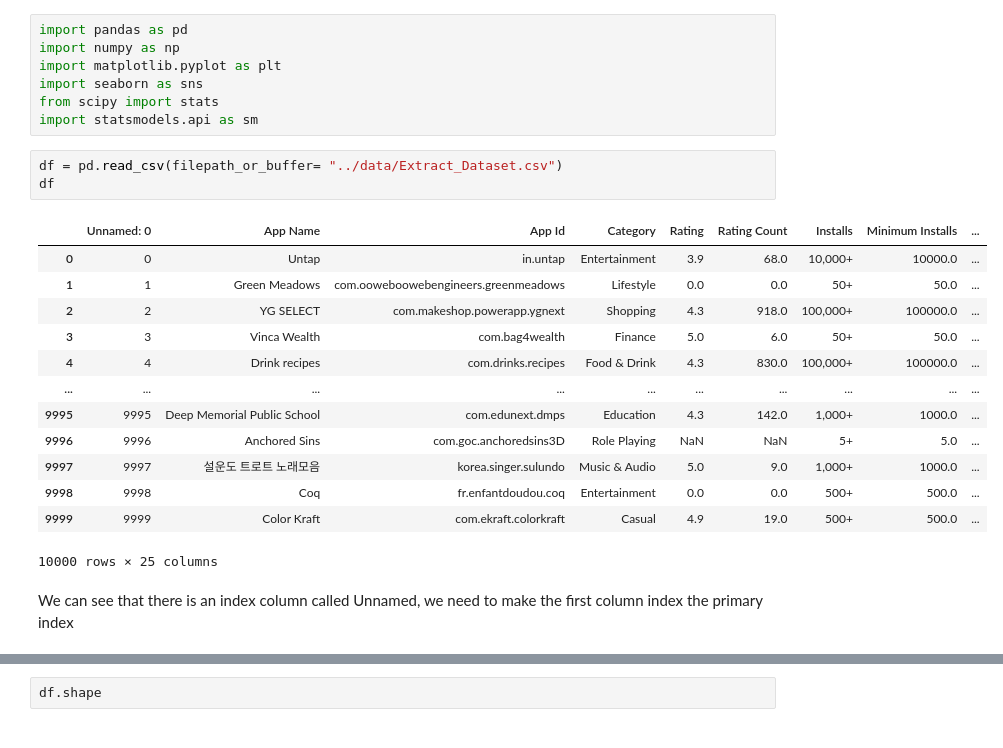
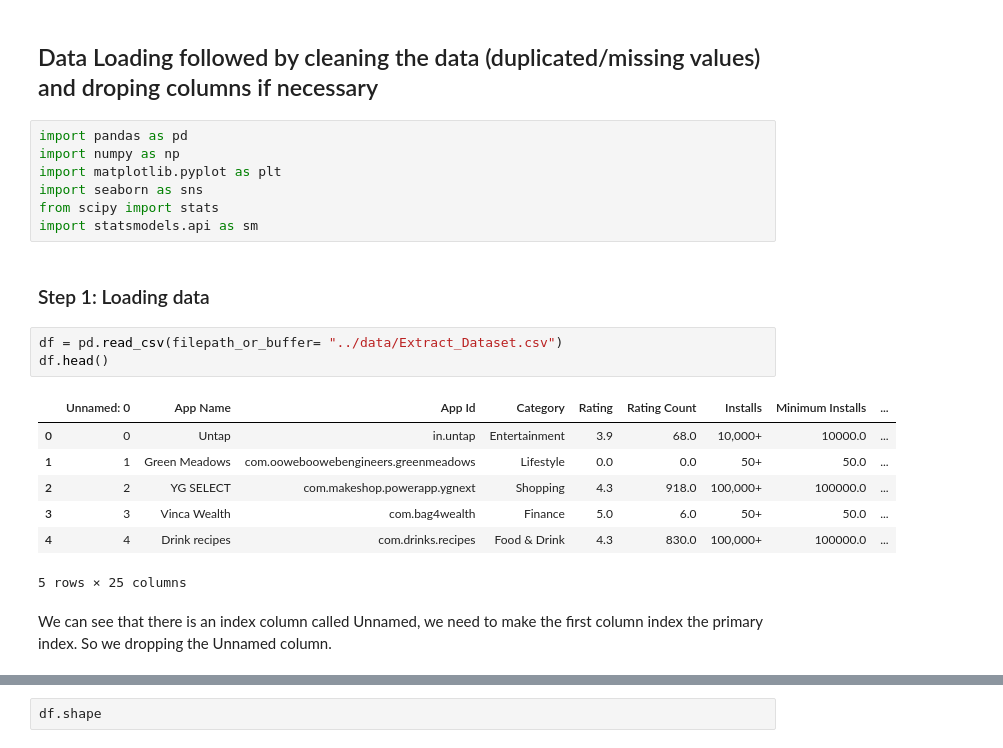
Before and after one commit to LouLan99/User-Rating-Prediction-Model, a Jupyter notebook: notebooks/01-data-loading-cleaning copy 3.ipynb, the cells around one changed output, grey strips where cells are left out. Drawn from its saved outputs; the diff is of its cells as text.

Commit message:
Re did the loading and cleaning part and added some comments

```diff
--- a/notebooks/01-data-loading-cleaning copy 3.ipynb
+++ b/notebooks/01-data-loading-cleaning copy 3.ipynb
@@ -1,3 +1,5 @@
+# %% [markdown]
+## Data Loading followed by cleaning the data (duplicated/missing values) and droping columns if necessary
 # %%
 import pandas as pd
 import numpy as np
@@ -5,24 +7,20 @@ import matplotlib.pyplot as plt
 import seaborn as sns
 from scipy import stats
 import statsmodels.api as sm
+# %% [markdown]
+### Step 1: Loading data
 # %%
 df = pd.read_csv(filepath_or_buffer= "../data/Extract_Dataset.csv")
-df
+df.head()
 # %% [output]
 |  | Unnamed: 0 | App Name | App Id | Category | Rating | Rating Count | Installs | Minimum Installs | ... |
 | 0 | 0 | Untap | in.untap | Entertainment | 3.9 | 68.0 | 10,000+ | 10000.0 | ... |
 | 1 | 1 | Green Meadows | com.ooweboowebengineers.greenmeadows | Lifestyle | 0.0 | 0.0 | 50+ | 50.0 | ... |
 | 2 | 2 | YG SELECT | com.makeshop.powerapp.ygnext | Shopping | 4.3 | 918.0 | 100,000+ | 100000.0 | ... |
 | 3 | 3 | Vinca Wealth | com.bag4wealth | Finance | 5.0 | 6.0 | 50+ | 50.0 | ... |
 | 4 | 4 | Drink recipes | com.drinks.recipes | Food & Drink | 4.3 | 830.0 | 100,000+ | 100000.0 | ... |
-| ... | ... | ... | ... | ... | ... | ... | ... | ... | ... |
-| 9995 | 9995 | Deep Memorial Public School | com.edunext.dmps | Education | 4.3 | 142.0 | 1,000+ | 1000.0 | ... |
-| 9996 | 9996 | Anchored Sins | com.goc.anchoredsins3D | Role Playing | NaN | NaN | 5+ | 5.0 | ... |
-| 9997 | 9997 | 설운도 트로트 노래모음 | korea.singer.sulundo | Music & Audio | 5.0 | 9.0 | 1,000+ | 1000.0 | ... |
-| 9998 | 9998 | Coq | fr.enfantdoudou.coq | Entertainment | 0.0 | 0.0 | 500+ | 500.0 | ... |
-| 9999 | 9999 | Color Kraft | com.ekraft.colorkraft | Casual | 4.9 | 19.0 | 500+ | 500.0 | ... |
-10000 rows × 25 columns
+5 rows × 25 columns
 # %% [markdown]
-We can see that there is an index column called Unnamed, we need to make the first column index the primary index
+We can see that there is an index column called Unnamed, we need to make the first column index the primary index. So we dropping the Unnamed column.
 # %%
 df = df.loc[:, ~df.columns.str.contains('^Unnamed')]
```
Also changed, not shown: parts of 51 cells of this notebook.
